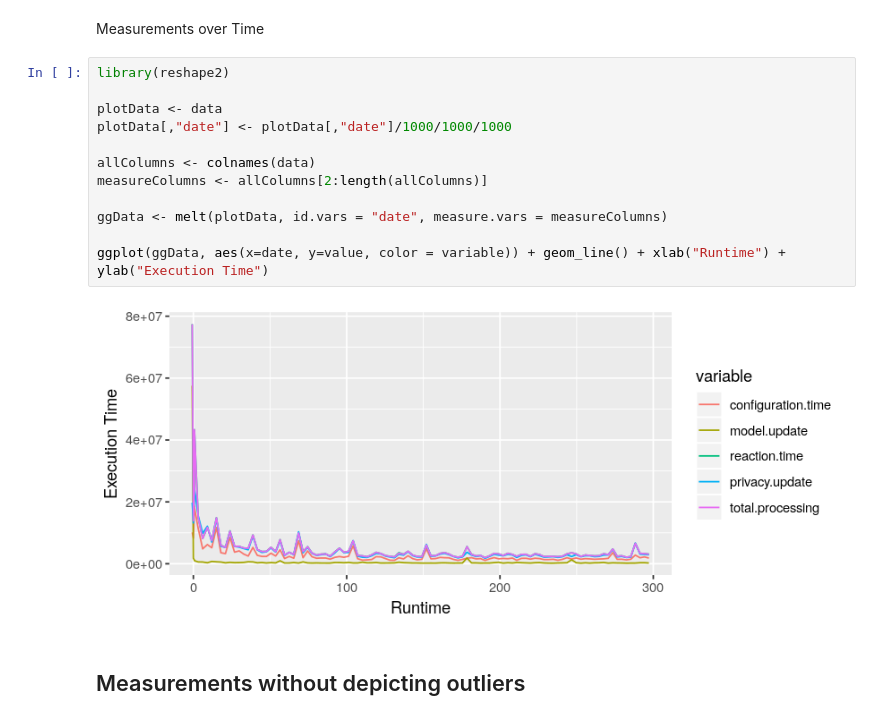
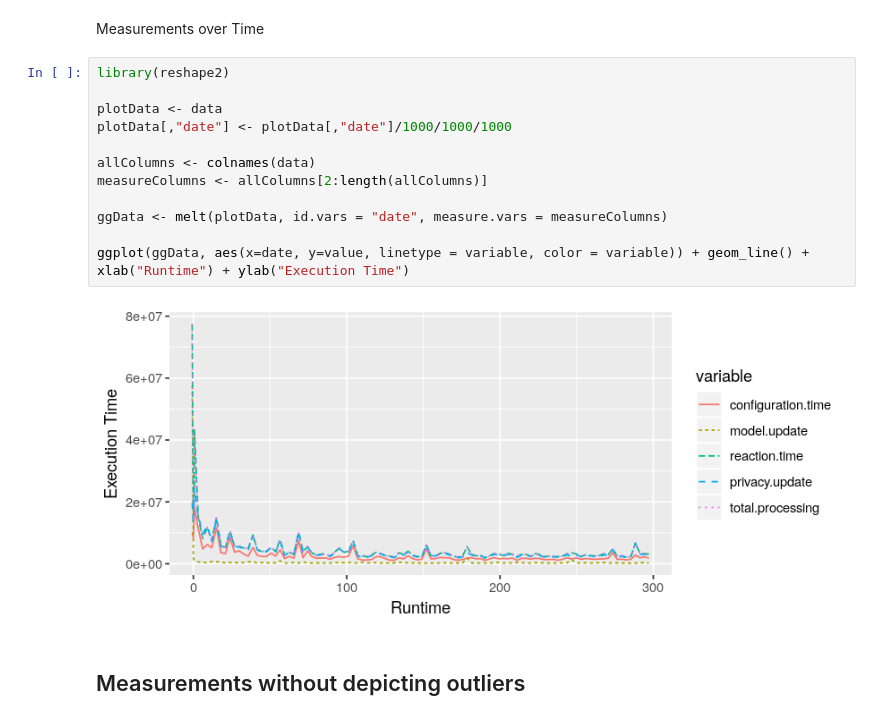
Before and after one commit to research-iobserve/jss-privacy-experiment, a Jupyter notebook: jss-performance.ipynb, the cells around one changed output. Drawn from its saved outputs; the diff is of its cells as text.

```diff
--- a/jss-performance.ipynb
+++ b/jss-performance.ipynb
@@ -72,17 +72,17 @@ Measurements over Time
 # %%
 library(reshape2)
 
 plotData <- data
 plotData[,"date"] <- plotData[,"date"]/1000/1000/1000
 
 allColumns <- colnames(data)
 measureColumns <- allColumns[2:length(allColumns)]
 
 ggData <- melt(plotData, id.vars = "date", measure.vars = measureColumns)
 
-ggplot(ggData, aes(x=date, y=value, color = variable)) + geom_line() + xlab("Runtime") + ylab("Execution Time")
+ggplot(ggData, aes(x=date, y=value, linetype = variable, color = variable)) + geom_line() + xlab("Runtime") + ylab("Execution Time")
 # %% [output]
-[figure, old version]
+[figure, new version]
 # %% [markdown]
 ## Measurements without depicting outliers
 # %%
```
Also changed, not shown: parts of 1 cell of this notebook.
